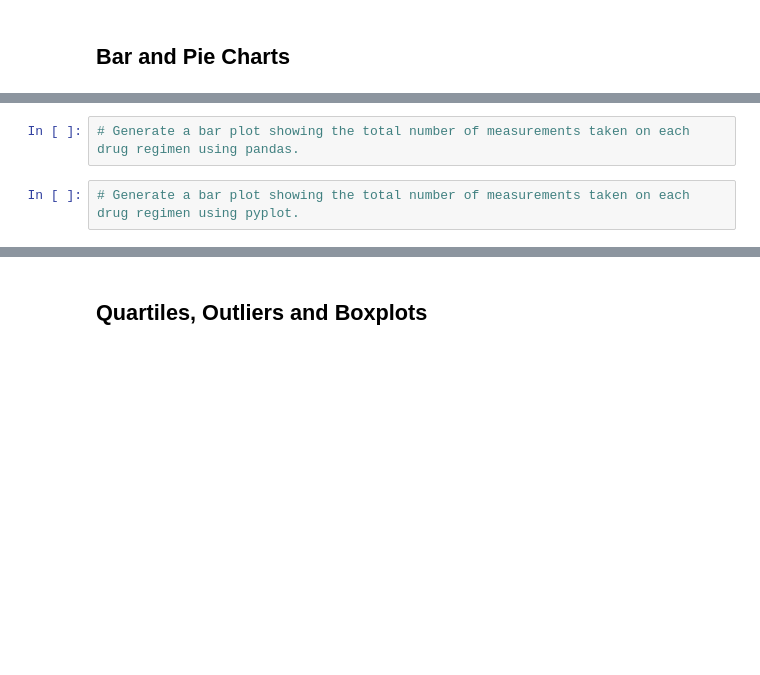
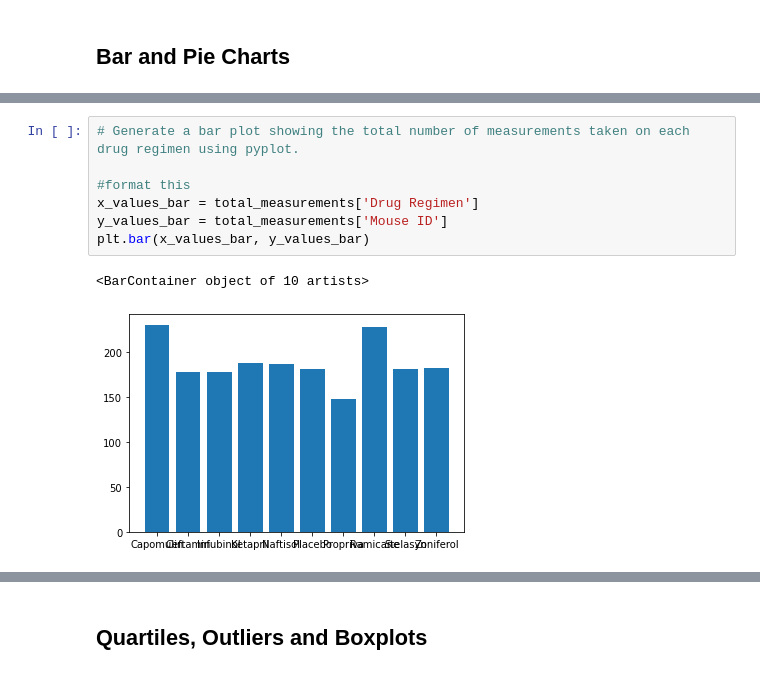
Before and after one commit to knorman123/matplotlib-challenge, a Jupyter notebook: Pymaceuticals/pymaceuticals_starter.ipynb, the cells around one changed output, grey strips where cells are left out. Drawn from its saved outputs; the diff is of its cells as text; blank space fills up the shorter version.

```diff
--- a/Pymaceuticals/pymaceuticals_starter.ipynb
+++ b/Pymaceuticals/pymaceuticals_starter.ipynb
@@ -112,6 +123,12 @@ mean_tumor_volume = mouse_research_df.groupby
 # %%
-# Generate a bar plot showing the total number of measurements taken on each drug regimen using pandas.
+# Generate a bar plot showing the total number of measurements taken on each drug regimen using pyplot.
+
+#format this
+x_values_bar = total_measurements['Drug Regimen']
+y_values_bar = total_measurements['Mouse ID']
+plt.bar(x_values_bar, y_values_bar)
+# %% [output]
+<BarContainer object of 10 artists>
+[figure, added]
-# %%
-# Generate a bar plot showing the total number of measurements taken on each drug regimen using pyplot.
 # %%
 # Generate a pie plot showing the distribution of female versus male mice using pandas
```
Also changed, not shown: parts of 4 cells of this notebook.
